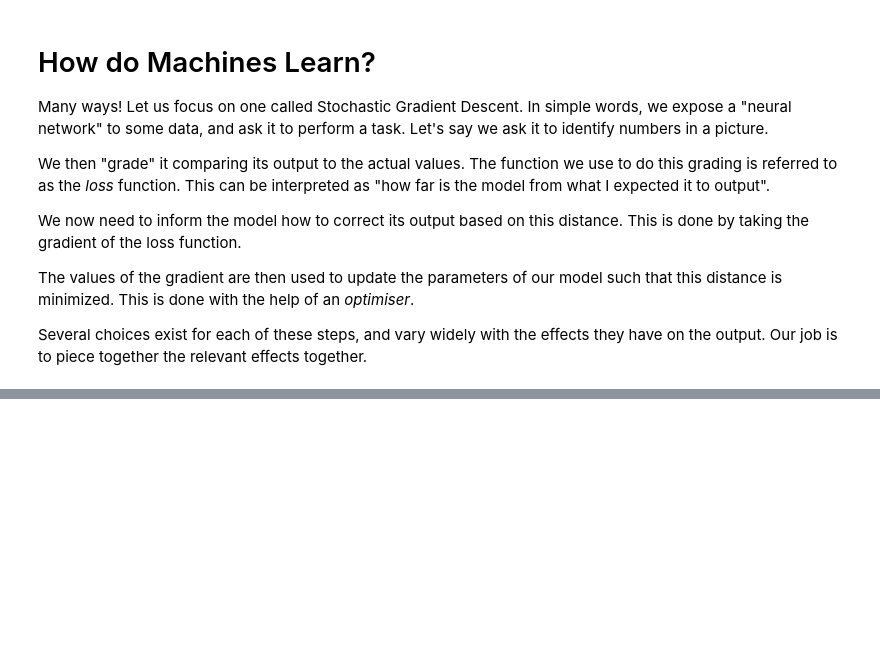
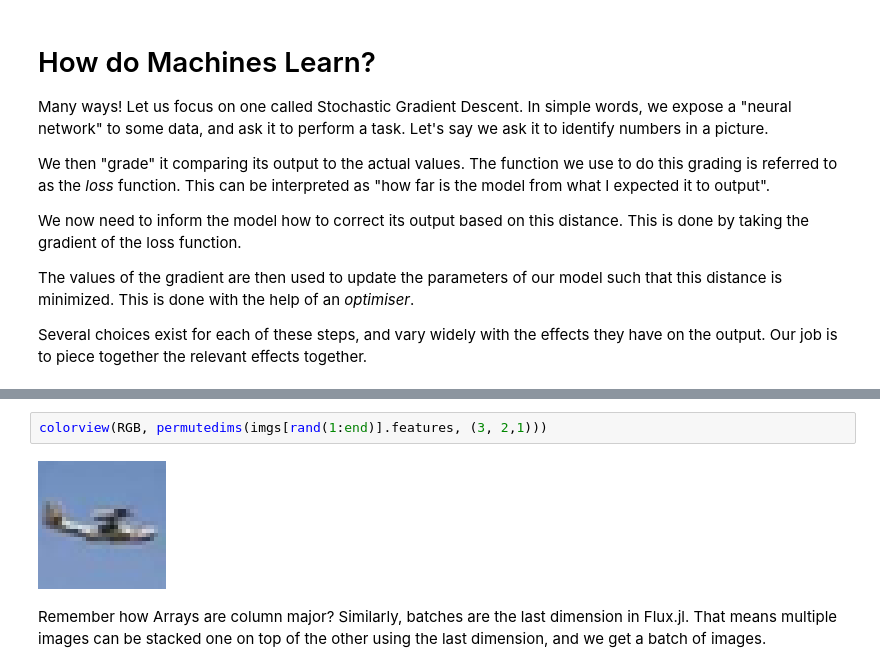
Before and after one commit to xKDR/Julia-Workshop, a Jupyter notebook: MachineLearning.ipynb, the cells around one changed output, grey strips where cells are left out. Saved outputs shown, nothing was run; the diff lists cells and outputs as text; blank space fills up the shorter version.

```diff
--- a/MachineLearning.ipynb
+++ b/MachineLearning.ipynb
@@ -198,0 +273,6 @@ Several choices exist for each of these steps, and vary widely with the effects
+# %%
+colorview(RGB, permutedims(imgs[rand(1:end)].features, (3, 2,1)))
+# %% [output]
+[figure, added]
+# %% [markdown]
+Remember how Arrays are column major? Similarly, batches are the last dimension in Flux.jl. That means multiple images can be stacked one on top of the other using the last dimension, and we get a batch of images.
```
Also changed, not shown: parts of 23 cells of this notebook.
